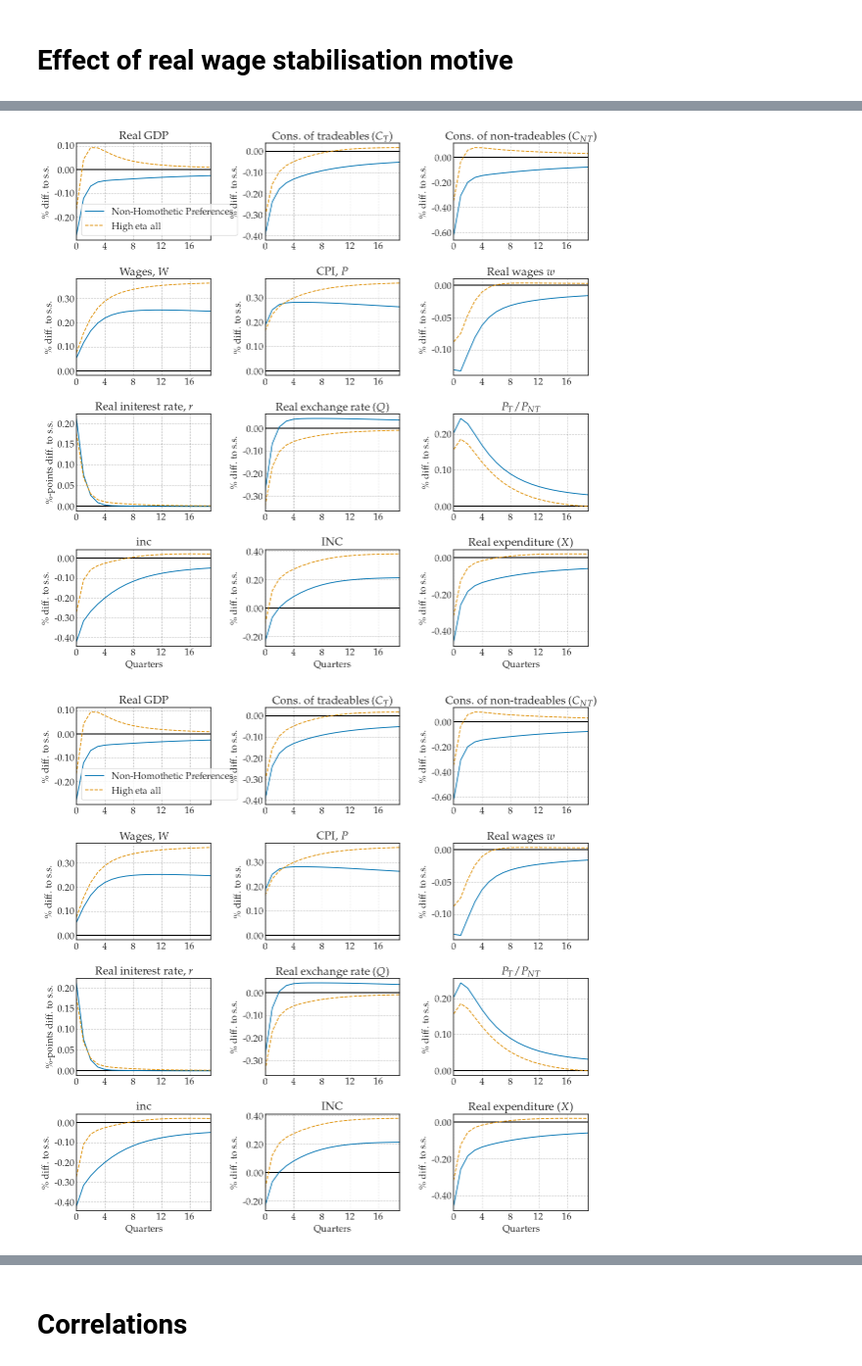
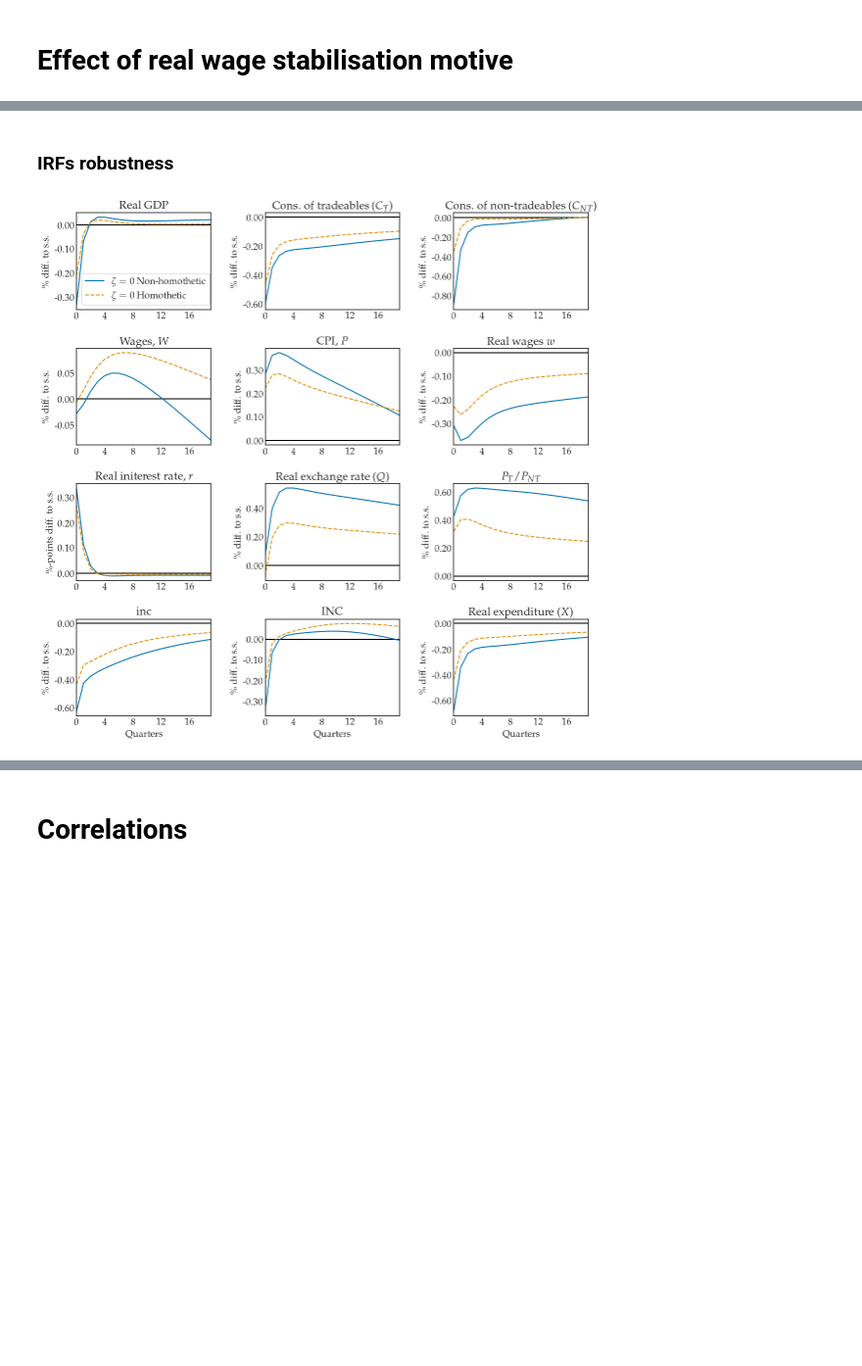
Before and after one commit to funlime/I_HANK_PIGL, a Jupyter notebook: Notbook_complete2.ipynb, the cells around one changed output, grey strips where cells are left out. Shown at 98% size. Saved outputs shown, nothing was run; the diff lists cells and outputs as text; code cells hidden in the pictures; blank space fills up the shorter version.

```diff
--- a/Notbook_complete2.ipynb
+++ b/Notbook_complete2.ipynb
@@ -214,15 +269,17 @@ figs.show_IRFs([model_baseline, model_high_eta], maxcol=3)
-# %%
-model_high_eta = IHANKModelClass(name='High eta all')
-model_high_eta.par.etaE = 2.0
-model_high_eta.par.gamma = 0.1
-model_high_eta.par.etaF = 2.0
-model_high_eta.par.eta_s = 2.0
-
-model_high_eta.find_ss()
-model_high_eta.compute_jacs()
-model_high_eta.find_transition_path(shocks=shock, do_end_check=False)
-
-fig = figs.show_IRFs([model_baseline, model_high_eta], maxcol=3)
-# %% [output]
-[figure, removed]
-[figure, removed]
+# %% [markdown]
+### IRFs robustness
+# %%
+model_no_ws_homo = IHANKModelClass(name='$\zeta = 0 Homo$')
+model_no_ws_homo.par.real_wage_motive = 0.0
+model_no_ws_homo.par.epsilon = 0.0
+model_no_ws_homo.par.gamma = 0.18
+model_no_ws_homo.find_ss()
+model_no_ws_homo.compute_jacs()
+model_no_ws_homo.find_transition_path(shocks=shock, do_end_check=False)
+# %%
+model_no_ws.name = '$\zeta = 0$ Non-homothetic'
+model_no_ws_homo.name = '$\zeta = 0$ Homothetic'
+fig = figs.show_IRFs([ model_no_ws, model_no_ws_homo], maxcol=3)
+if save_figs: fig.savefig('plots/IRFs_real_wage_motive.png', dpi=300, bbox_inches='tight')
+# %% [output]
+[figure, added]
```
Also changed, not shown: parts of 45 cells of this notebook, 52 other files.
